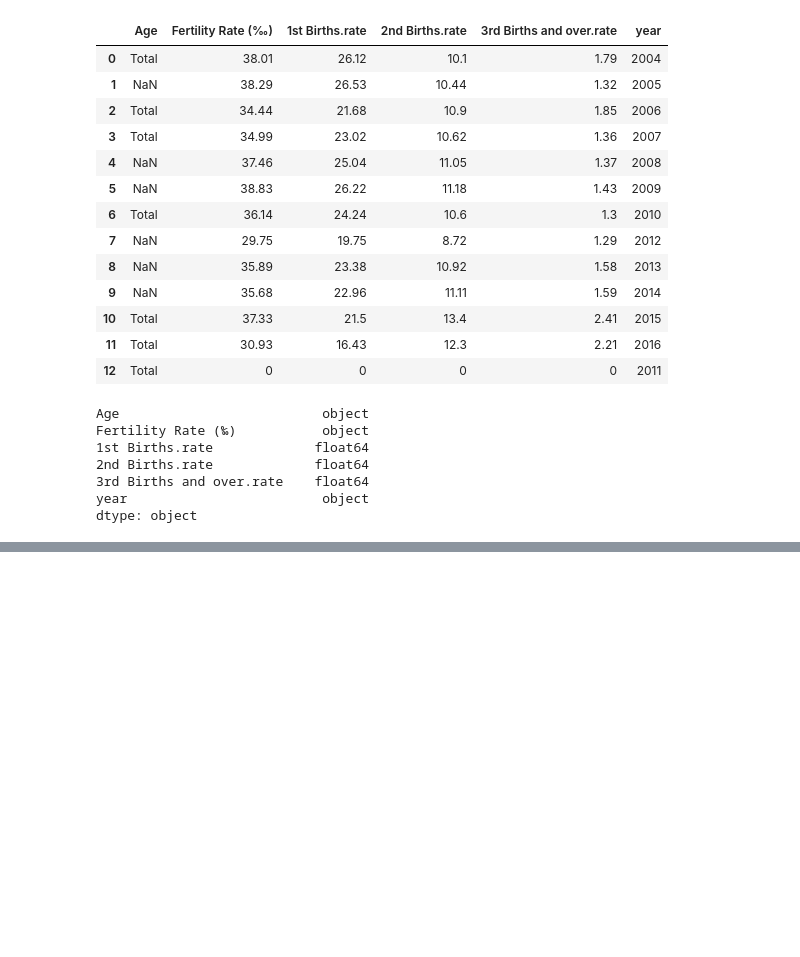
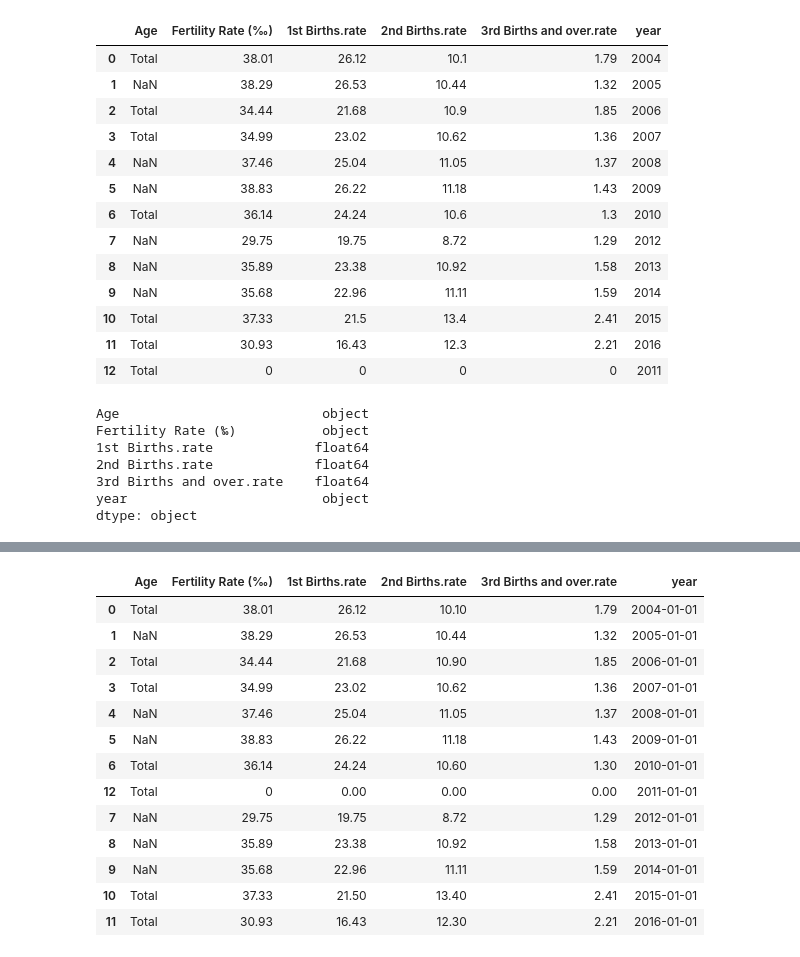
Before and after one commit to SiruiZhu/Data-Studio, a Jupyter notebook: code/03-Chinese Two-child policy/Project 3_ Chinese second child policy.ipynb, the cells around one changed output, grey strips where cells are left out. Drawn from its saved outputs; the diff is of its cells as text; code cells hidden in the pictures; blank space fills up the shorter version.

```diff
--- a/code/03-Chinese Two-child policy/Project 3_ Chinese second child policy.ipynb
+++ b/code/03-Chinese Two-child policy/Project 3_ Chinese second child policy.ipynb
@@ -245,0 +325,17 @@ total_years.plot(kind='barh', x ='year', y= ['1st Births.rate', '2nd Births.rate
+# %%
+total_years
+# %% [output]
+|  | Age | Fertility Rate (‰) | 1st Births.rate | 2nd Births.rate | 3rd Births and over.rate | year |
+| 0 | Total | 38.01 | 26.12 | 10.10 | 1.79 | 2004-01-01 |
+| 1 | NaN | 38.29 | 26.53 | 10.44 | 1.32 | 2005-01-01 |
+| 2 | Total | 34.44 | 21.68 | 10.90 | 1.85 | 2006-01-01 |
+| 3 | Total | 34.99 | 23.02 | 10.62 | 1.36 | 2007-01-01 |
+| 4 | NaN | 37.46 | 25.04 | 11.05 | 1.37 | 2008-01-01 |
+| 5 | NaN | 38.83 | 26.22 | 11.18 | 1.43 | 2009-01-01 |
+| 6 | Total | 36.14 | 24.24 | 10.60 | 1.30 | 2010-01-01 |
+| 12 | Total | 0 | 0.00 | 0.00 | 0.00 | 2011-01-01 |
+| 7 | NaN | 29.75 | 19.75 | 8.72 | 1.29 | 2012-01-01 |
+| 8 | NaN | 35.89 | 23.38 | 10.92 | 1.58 | 2013-01-01 |
+| 9 | NaN | 35.68 | 22.96 | 11.11 | 1.59 | 2014-01-01 |
+| 10 | Total | 37.33 | 21.50 | 13.40 | 2.41 | 2015-01-01 |
+| 11 | Total | 30.93 | 16.43 | 12.30 | 2.21 | 2016-01-01 |
```
Also changed, not shown: parts of 6 cells of this notebook, 6 other files.
